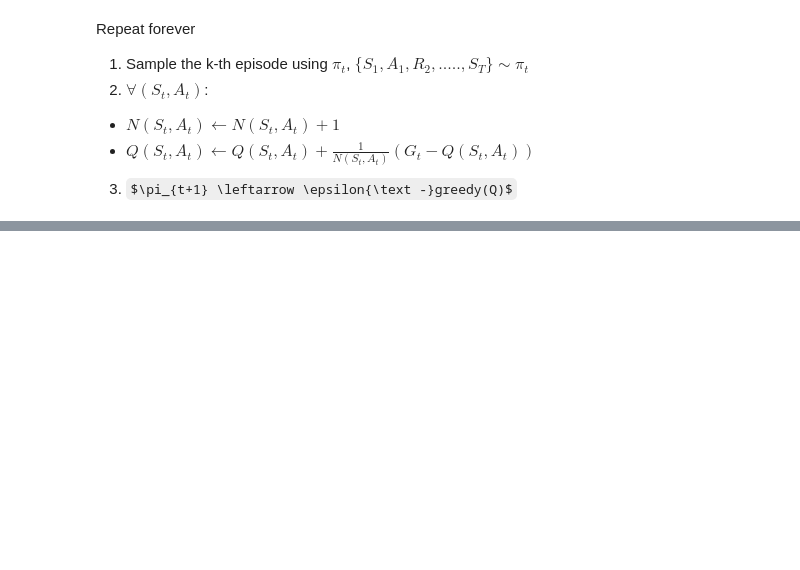
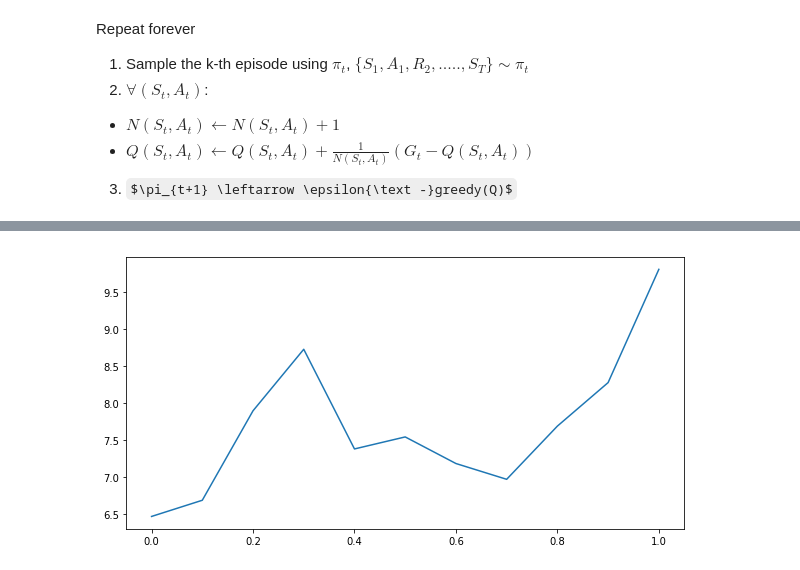
Before and after one commit to lionadis/Easy21, a Jupyter notebook: Easy21.ipynb, the cells around one changed output, grey strips where cells are left out. Saved outputs shown, nothing was run; the diff lists cells and outputs as text; code cells hidden in the pictures; some formulas as TeX source; blank space fills up the shorter version.

```diff
--- a/Easy21.ipynb
+++ b/Easy21.ipynb
@@ -220,0 +305,19 @@ plot_value_function("MC ", agent.value_function())
+# %%
+def mean_squared_error(q_star, q):
+  res = 0;
+  for (s, a), v in q_star.items():
+    res += (v - q[(s, a)]) ** 2
+  return res
+# %%
+lambdas = np.linspace(0, 1, 11)
+
+TOTAL_ITERATIONS = 1000000
+EVAL_ITERATION = 1000
+mses = []
+for idx, _lambda in enumerate(lambdas):
+  print("Training for lambda = {}".format(_lambda))
+  mses.append([])
+  agent = SarsaAgent(_lambda)
+  for i in range(TOTAL_ITERATIONS // EVAL_ITERATION):
+    agent = sarsa_lambda_control(agent=agent, num_episodes=EVAL_ITERATION)
+    mses[idx].append(mean_squared_error(mc_agent.Q, agent.Q))
@@ -220,0 +336,5 @@ plot_value_function("MC ", agent.value_function())
+# %%
+def plot_mse_against_lambda(mses, lambdas):
+  plt.figure("Sarsa error", figsize=(10, 5))
+  plt.plot(lambdas, mses)
+  plt.show()
@@ -220,0 +349,4 @@ plot_value_function("MC ", agent.value_function())
+# %%
+plot_mse_against_lambda([mse[-1] for mse in mses], lambdas)
+# %% [output]
+[figure, added]
```
Also changed, not shown: parts of 20 cells of this notebook.
